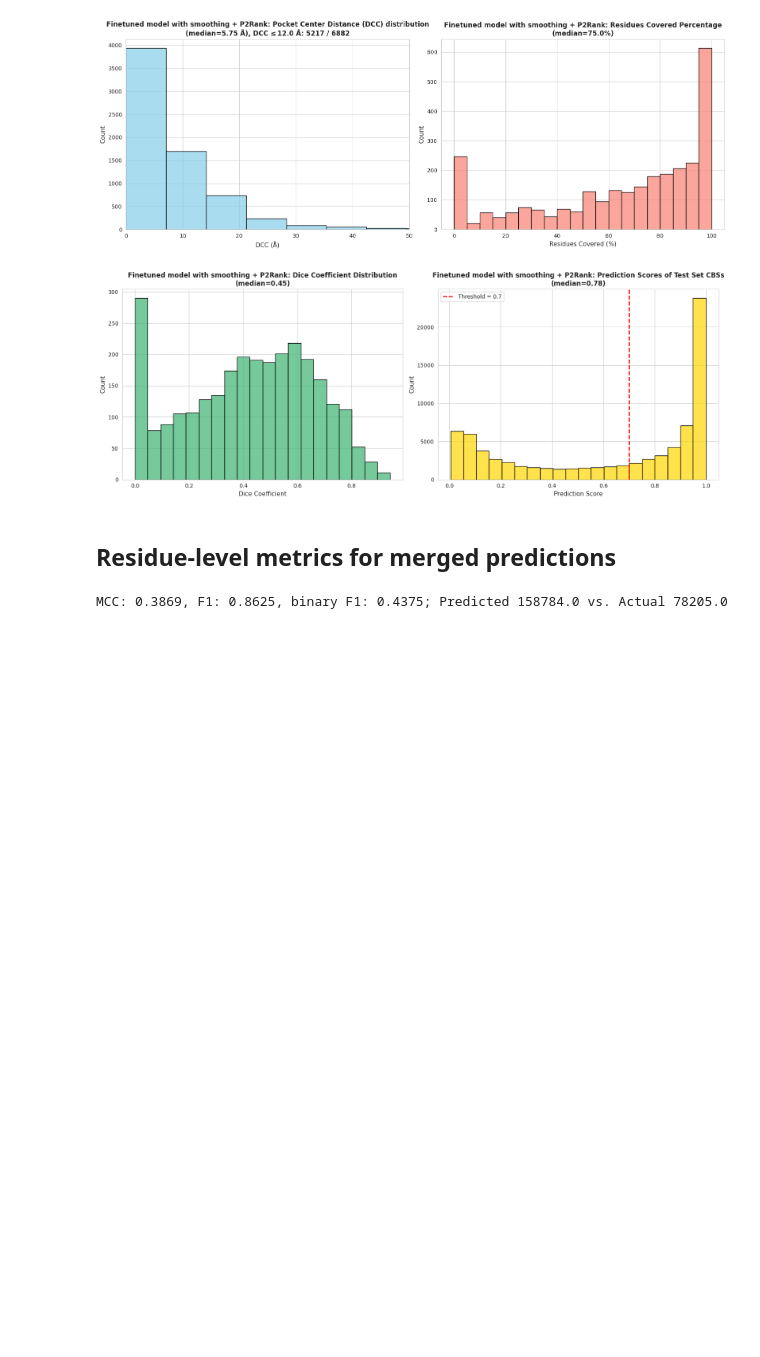
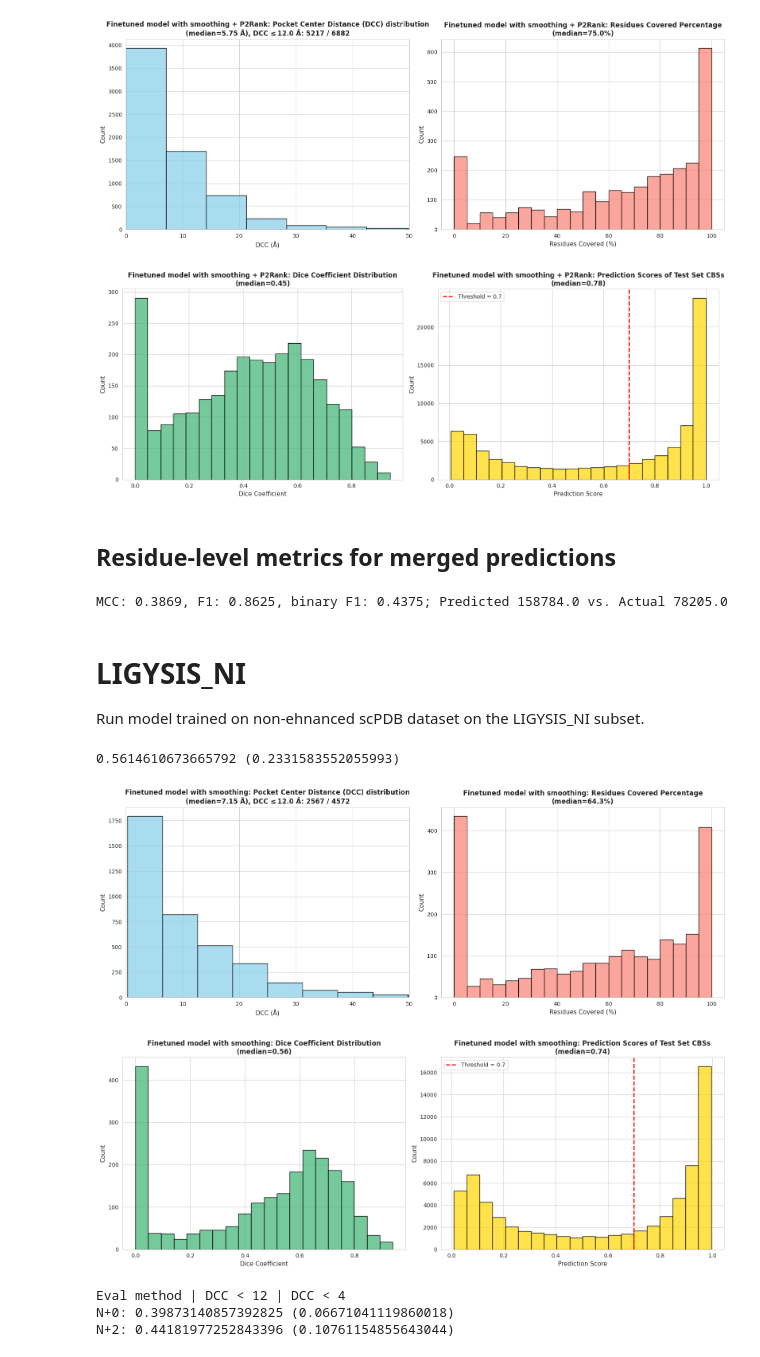
Before and after one commit to skrhakv/seq2pocket, a Jupyter notebook: src/E-regular-binding-site-predictor/evaluation/pocket-level-evaluation.ipynb, the cells around one changed output. Drawn from its saved outputs; the diff is of its cells as text; code cells hidden in the pictures; blank space fills up the shorter version.

Commit message:
run non-enhanced scPDB model on LIGYSIS without ions

```diff
--- a/src/E-regular-binding-site-predictor/evaluation/pocket-level-evaluation.ipynb
+++ b/src/E-regular-binding-site-predictor/evaluation/pocket-level-evaluation.ipynb
@@ -551,3 +551,6 @@ auprc = metrics.auc(recall, precision)
 print(f"MCC: {mcc:.4f}, F1: {f1:.4f}, binary F1: {binary_f1:.4f}; Predicted {sum(predicted_labels)} vs. Actual {sum(actual_labels)}")
 # %% [output]
 MCC: 0.3869, F1: 0.8625, binary F1: 0.4375; Predicted 158784.0 vs. Actual 78205.0
+# %% [markdown]
+# LIGYSIS_NI
+Run model trained on non-ehnanced scPDB dataset on the LIGYSIS_NI subset.
@@ -553,0 +651,23 @@ MCC: 0.3869, F1: 0.8625, binary F1: 0.4375; Predicted 158784.0 vs. Actual 78205.
+# %%
+VERBOSE_OUTPUT = False
+MODEL = 'Finetuned model with smoothing'
+DCCs, coverages, dice_coefficients, binding_prediction_scores, number_of_pockets = eval_utils.compute_pocket_level_metrics(binding_residues, predicted_binding_sites, prediction_scores, COORDINATES_DIR, VERBOSE_OUTPUT)
+print(np.sum(np.array(DCCs) < 12) / number_of_pockets, f'({np.sum(np.array(DCCs) < 4) / number_of_pockets})')
+eval_utils.print_plots(DCCs, coverages, dice_coefficients, binding_prediction_scores, number_of_pockets, MODEL, dcc_threshold=12.0)
+
+print("Eval method | DCC < 12 | DCC < 4")
+for K in [0, 2]:
+    predictions = {}
+    for protein_id in predicted_binding_sites.keys():
+        N = len(binding_residues[protein_id])
+        this_predictions = predicted_binding_sites[protein_id][:min(len(predicted_binding_sites[protein_id])-1, N + K)]
+        predictions[protein_id] = this_predictions
+    DCCs, coverages, dice_coefficients, binding_prediction_scores, number_of_pockets = eval_utils.compute_pocket_level_metrics(binding_residues, predictions, prediction_scores, COORDINATES_DIR, VERBOSE_OUTPUT)
+    print(f'N+{K}:', np.sum(np.array(DCCs) < 12) / number_of_pockets, f'({np.sum(np.array(DCCs) < 4) / number_of_pockets})')
+# %% [output]
+0.5614610673665792 (0.2331583552055993)
+[figure, added]
+[figure, added]
+Eval method | DCC < 12 | DCC < 4
+N+0: 0.39873140857392825 (0.06671041119860018)
+N+2: 0.44181977252843396 (0.10761154855643044)
```
Also changed, not shown: parts of 1 cell of this notebook, 1 other file.
